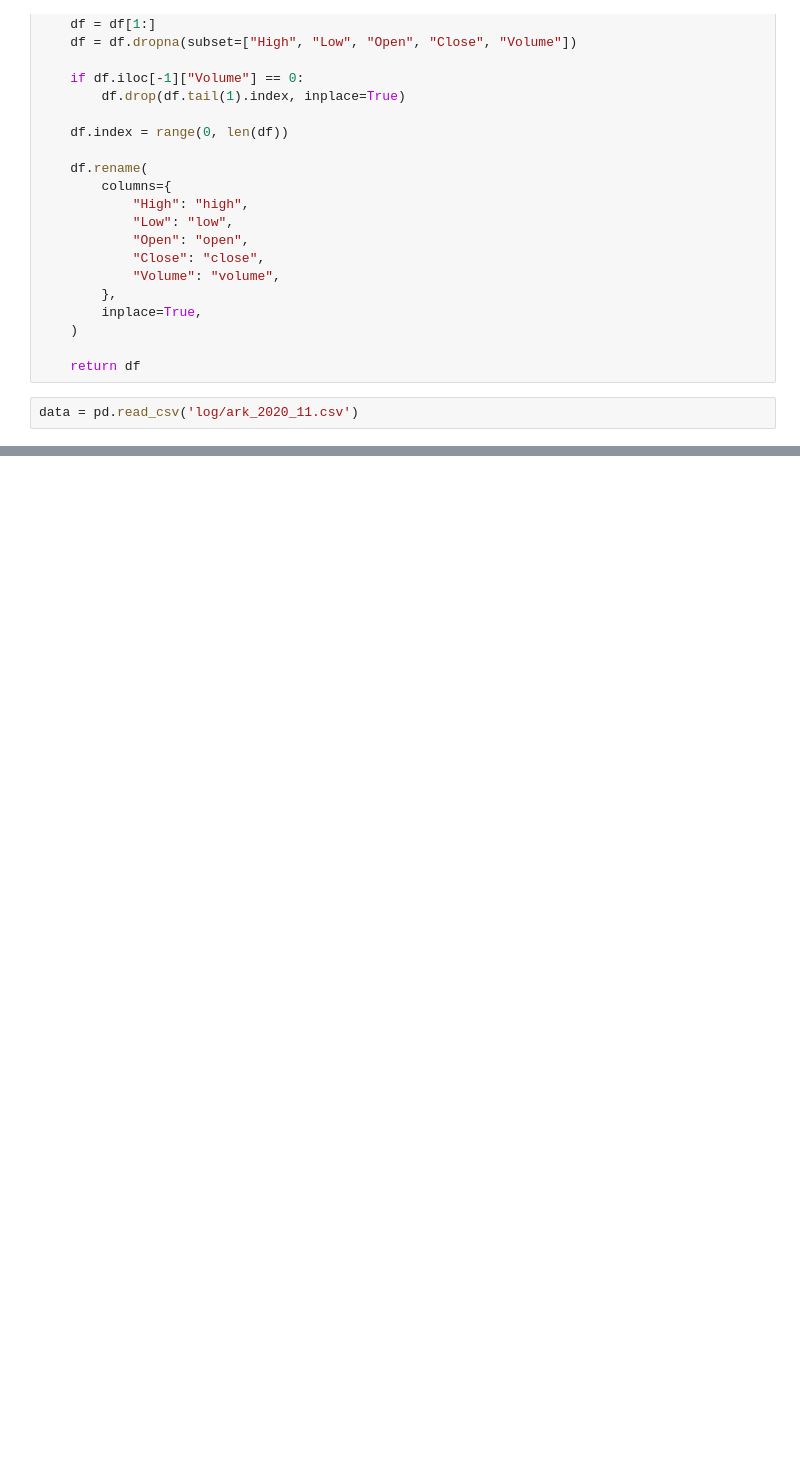
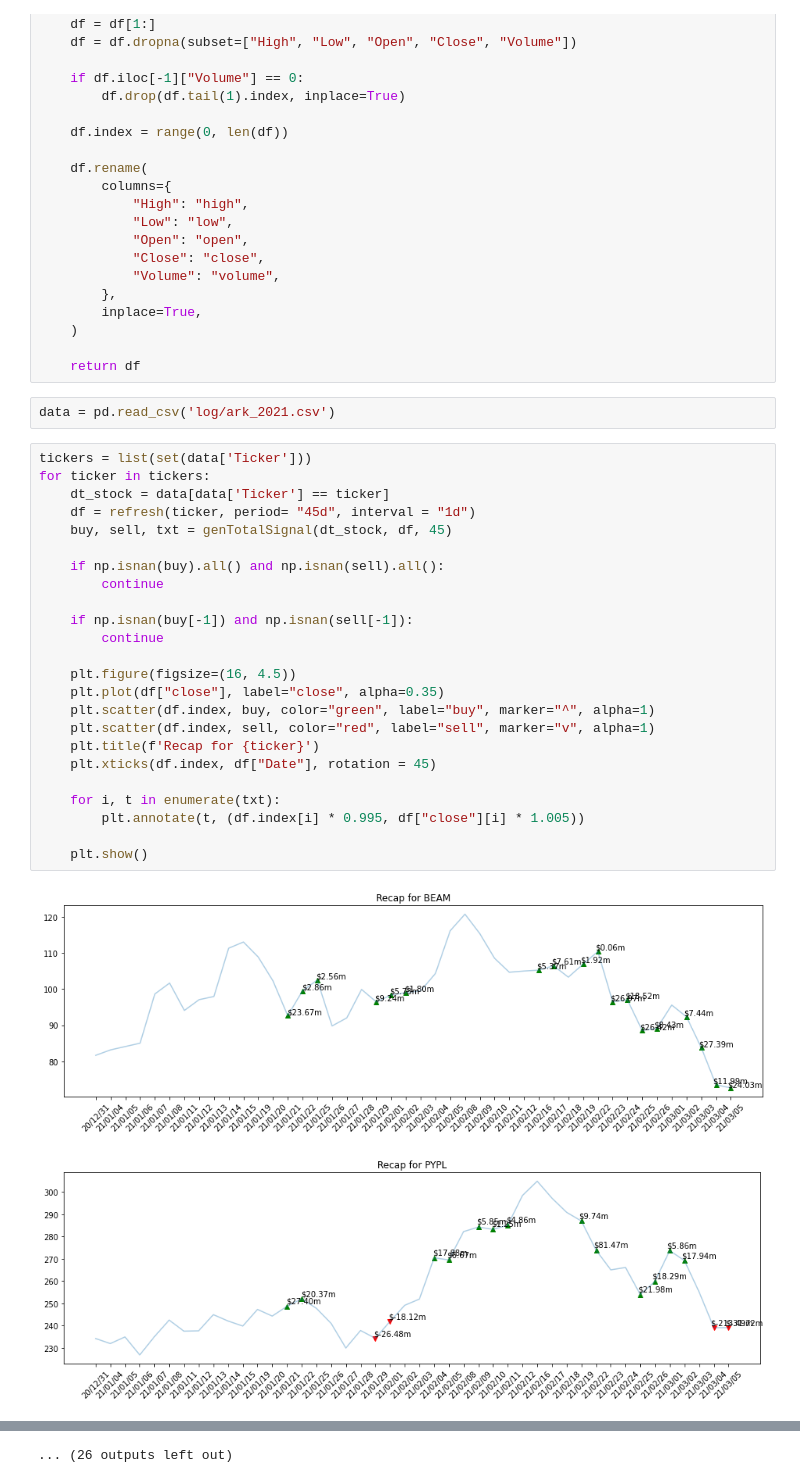
Before and after one commit to anels/ark_recap, a Jupyter notebook: recap_ark.ipynb, the cells around one changed output, grey strips where cells are left out. Cells and saved outputs as stored; diff of their text form; blank space fills up the shorter version.

```diff
--- a/recap_ark.ipynb
+++ b/recap_ark.ipynb
@@ -58,4 +92,31 @@ def refresh(ticker, period="30d", interval="1d"):
 
     return df
 # %%
-data = pd.read_csv('log/ark_2020_11.csv')
+data = pd.read_csv('log/ark_2021.csv')
+# %%
+tickers = list(set(data['Ticker']))
+for ticker in tickers:
+    dt_stock = data[data['Ticker'] == ticker]
+    df = refresh(ticker, period= "45d", interval = "1d")
+    buy, sell, txt = genTotalSignal(dt_stock, df, 45)
+
+    if np.isnan(buy).all() and np.isnan(sell).all():
+        continue
+
+    if np.isnan(buy[-1]) and np.isnan(sell[-1]):
+        continue
+
+    plt.figure(figsize=(16, 4.5))
+    plt.plot(df["close"], label="close", alpha=0.35)
+    plt.scatter(df.index, buy, color="green", label="buy", marker="^", alpha=1)
+    plt.scatter(df.index, sell, color="red", label="sell", marker="v", alpha=1)
+    plt.title(f'Recap for {ticker}')
+    plt.xticks(df.index, df["Date"], rotation = 45)
+
+    for i, t in enumerate(txt):
+        plt.annotate(t, (df.index[i] * 0.995, df["close"][i] * 1.005))
+
+    plt.show()
+# %% [output]
+[figure, added]
+[figure, added]
@@ -62,3 +133,4 @@ data = pd.read_csv('log/ark_2020_11.csv')
+... (26 outputs left out)
 # %%
 funds = list(set(data['FUND']))
 for fund in funds:
```
Also changed, not shown: parts of 3 cells of this notebook, 3 other files.
